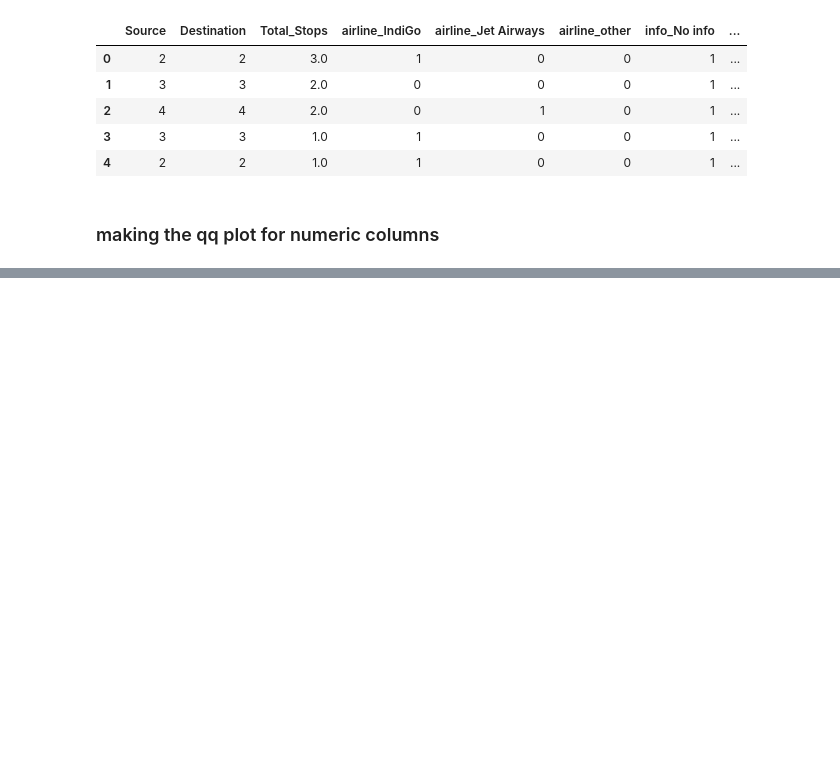
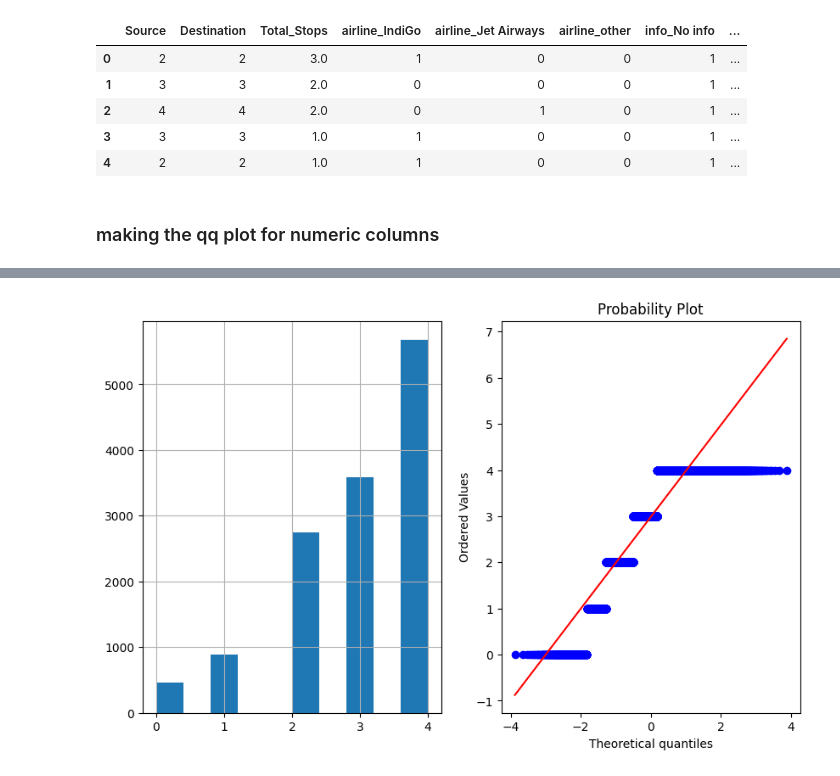
Before and after one commit to utsav87589/Flight-Price-EDA, a Jupyter notebook: notebooks/python.ipynb, the cells around one changed output, grey strips where cells are left out. Saved outputs shown, nothing was run; the diff lists cells and outputs as text; code cells hidden in the pictures; blank space fills up the shorter version.

```diff
--- a/notebooks/python.ipynb
+++ b/notebooks/python.ipynb
@@ -542,0 +555,4 @@ df.head()
+# %%
+plot_data(df, 'Source')
+# %% [output]
+[figure, added]
```
Also changed, not shown: parts of 25 cells of this notebook, 5 other files.
